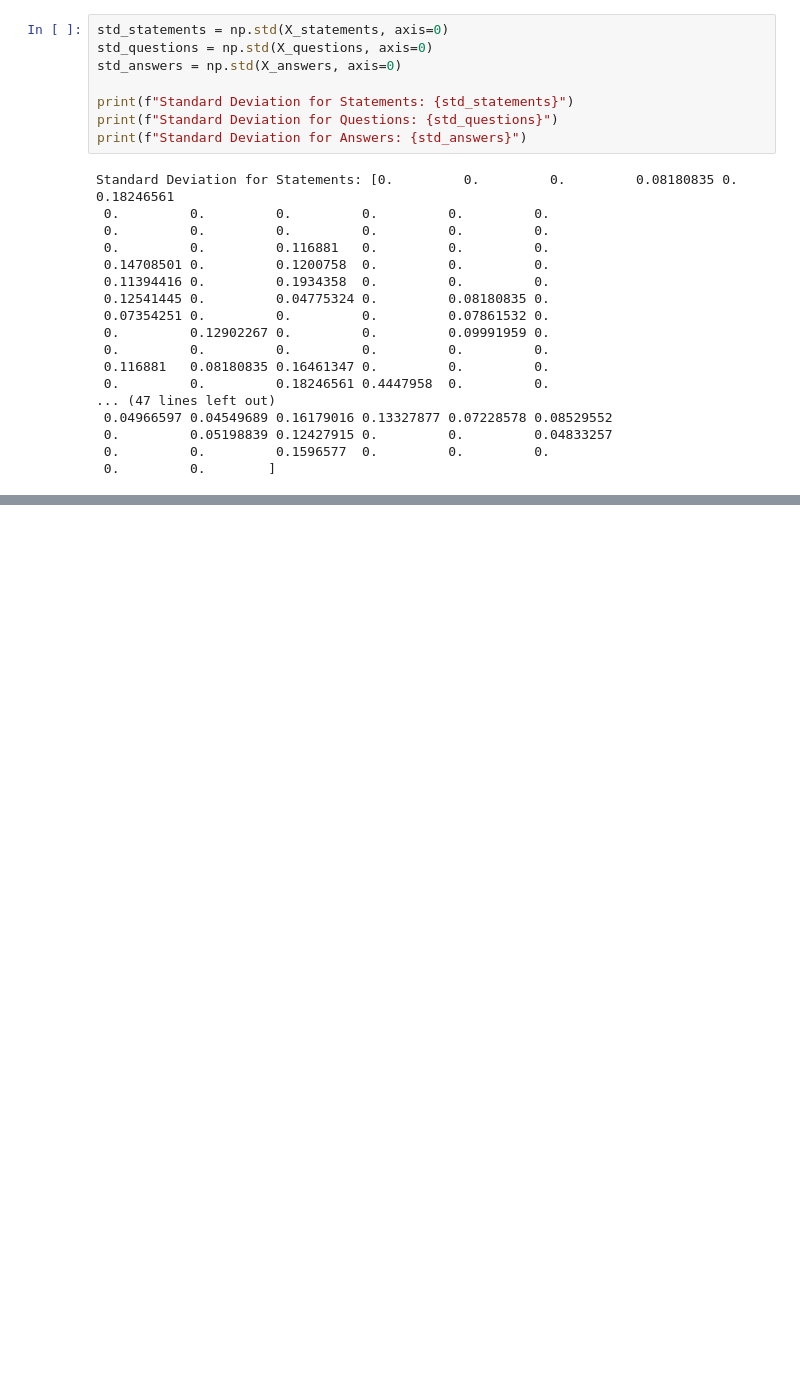
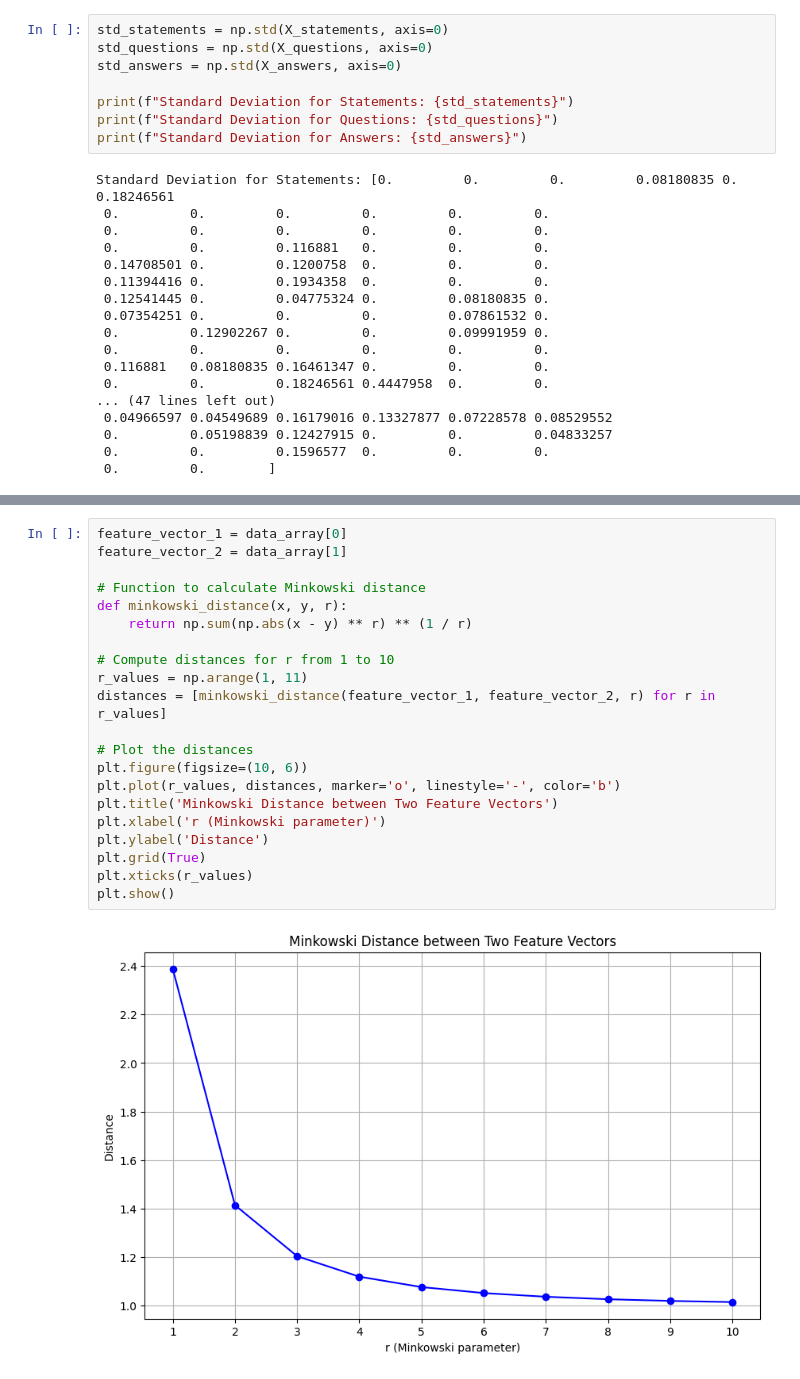
Before and after one commit to Arjun650/MachineLearning, a Jupyter notebook: lab_02Revised.ipynb, the cells around one changed output, grey strips where cells are left out. Cells and saved outputs as stored; diff of their text form; blank space fills up the shorter version.

```diff
--- a/lab_02Revised.ipynb
+++ b/lab_02Revised.ipynb
@@ -102,0 +138,23 @@ print(f"Distance between Questions and Answers: {distance_questions_answers}")
+# %%
+feature_vector_1 = data_array[0]
+feature_vector_2 = data_array[1]
+
+# Function to calculate Minkowski distance
+def minkowski_distance(x, y, r):
+    return np.sum(np.abs(x - y) ** r) ** (1 / r)
+
+# Compute distances for r from 1 to 10
+r_values = np.arange(1, 11)
+distances = [minkowski_distance(feature_vector_1, feature_vector_2, r) for r in r_values]
+
+# Plot the distances
+plt.figure(figsize=(10, 6))
+plt.plot(r_values, distances, marker='o', linestyle='-', color='b')
+plt.title('Minkowski Distance between Two Feature Vectors')
+plt.xlabel('r (Minkowski parameter)')
+plt.ylabel('Distance')
+plt.grid(True)
+plt.xticks(r_values)
+plt.show()
+# %% [output]
+[figure, added]
```
Also changed, not shown: parts of 10 cells of this notebook.
